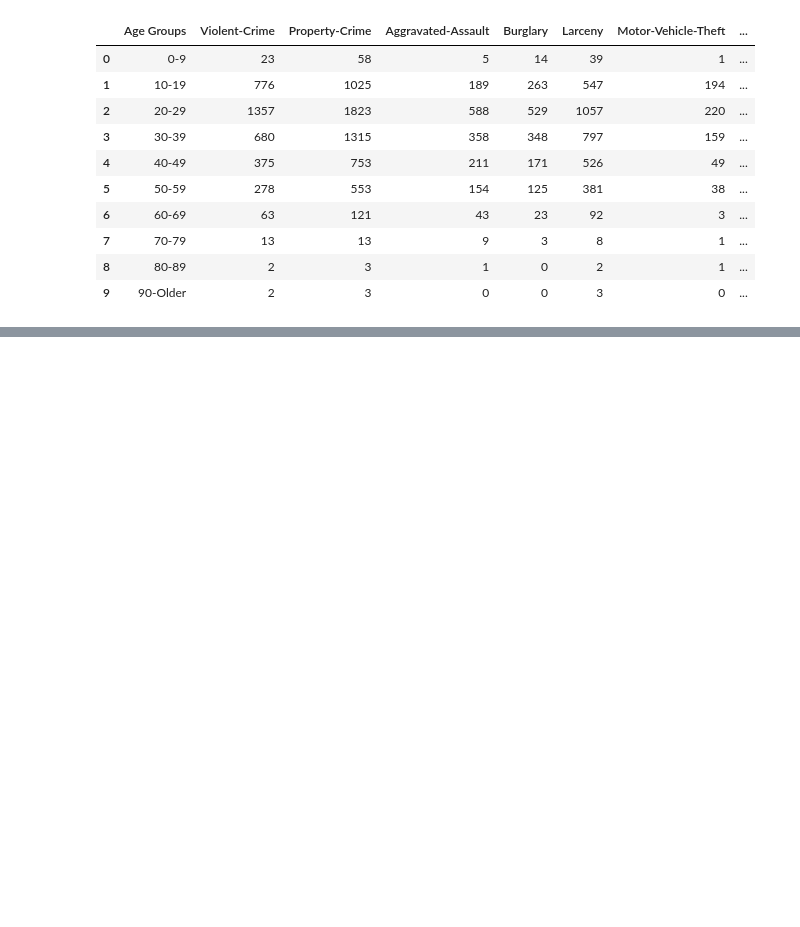
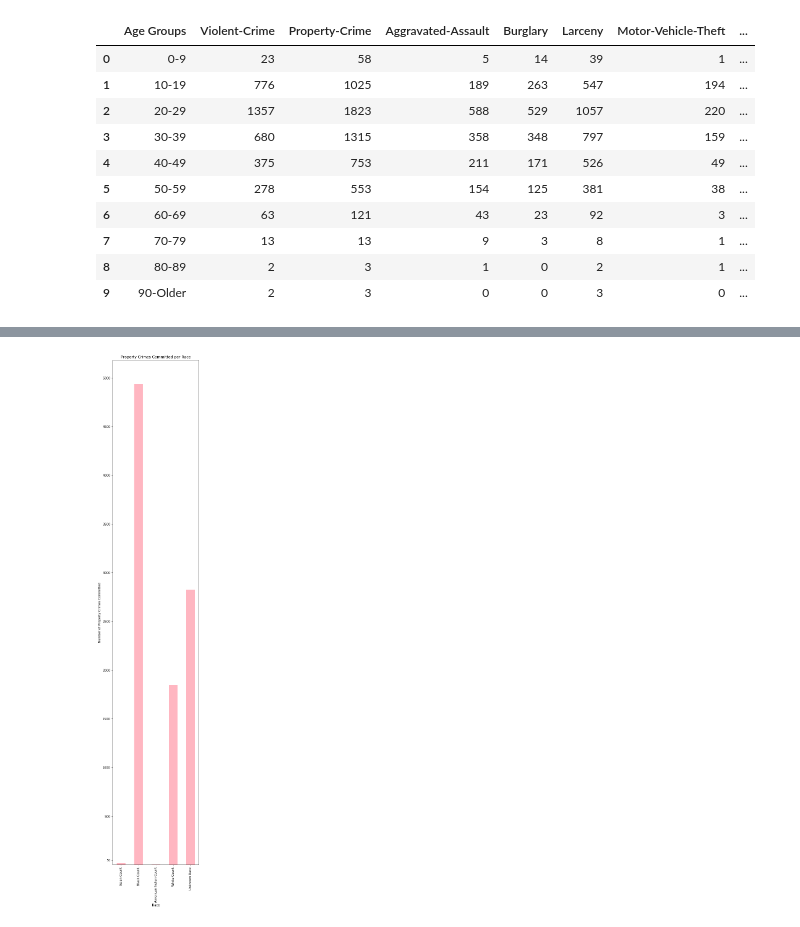
Before and after one commit to drjulie2105/Group_Project_1, a Jupyter notebook: Crime_Cuyahoga/crime_cuy.ipynb, the cells around one changed output, grey strips where cells are left out. Cells and saved outputs as stored; diff of their text form; code cells hidden in the pictures; blank space fills up the shorter version.

```diff
--- a/Crime_Cuyahoga/crime_cuy.ipynb
+++ b/Crime_Cuyahoga/crime_cuy.ipynb
@@ -558,0 +594,23 @@ cle2017_crime_age_df
+# %%
+# Creaate property crime bar graph
+property_crime = Graph_race.loc[:,1]
+
+# Set x and y values
+y_axis = [Graph_race.loc[:,1]]
+x_axis = Graph_race.index
+
+# Set ticks
+ticks = 50, 500, 1000, 1500, 2000, 2500, 3000, 3500, 4000, 4500, 5000
+plt.yticks(ticks=ticks, labels=None)
+
+# Set type
+property_crime.plot(kind='bar', facecolor='lightpink', figsize=(5,30
+))
+
+# Format
+plt.xlabel('Race')
+plt.ylabel('Number of Property Crimes Committed')
+plt.title('Property Crimes Committed per Race')
+plt.show()
+# %% [output]
+[figure, added]
```
Also changed, not shown: parts of 11 cells of this notebook.
